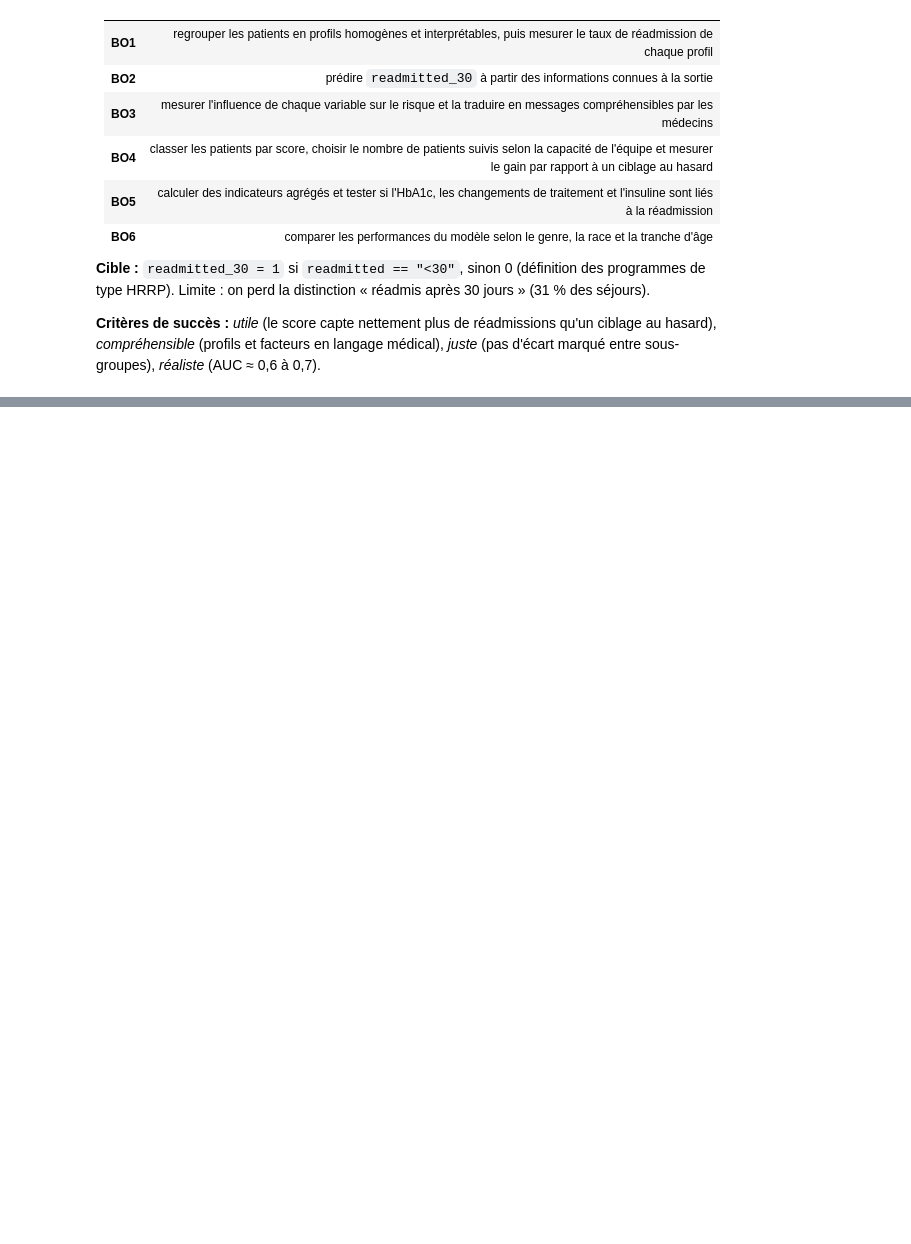
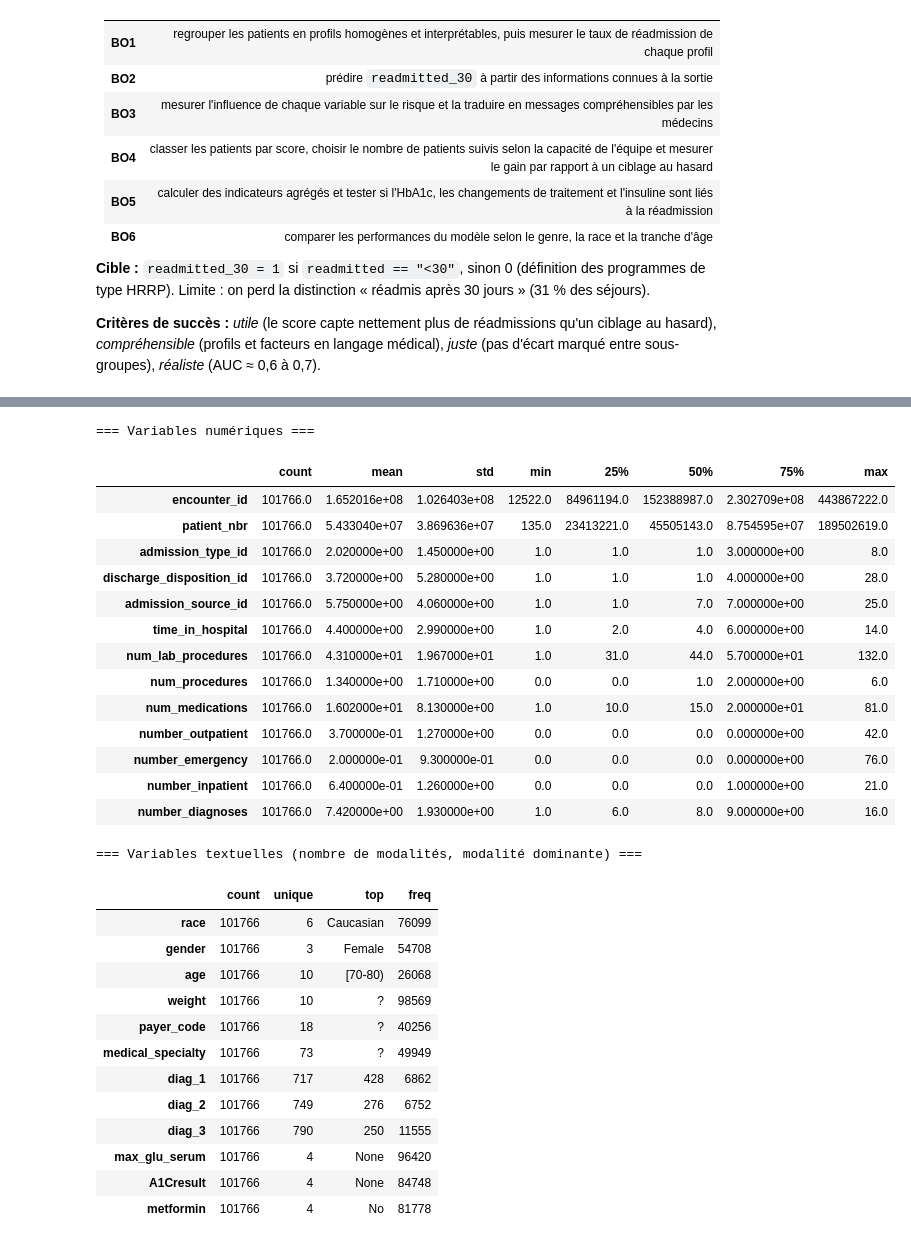
Before and after one commit to Tasnimekaabachi/diabetic-patients-readmission-, a Jupyter notebook: business_understanding.ipynb, the cells around one changed output, grey strips where cells are left out. Cells and saved outputs as stored; diff of their text form; code cells hidden in the pictures; blank space fills up the shorter version.

```diff
--- a/business_understanding.ipynb
+++ b/business_understanding.ipynb
@@ -50,0 +141,35 @@ raw = pd.read_csv("diabetic_data.csv", keep_default_na=False, low_memory=False)
+# %%
+print("=== Variables numériques ===")
+display(raw.describe().T.round(2))
+print("\n=== Variables textuelles (nombre de modalités, modalité dominante) ===")
+display(raw.select_dtypes(exclude="number").describe().T.head(12))
+# %% [output]
+=== Variables numériques ===
+|  | count | mean | std | min | 25% | 50% | 75% | max |
+| encounter_id | 101766.0 | 1.652016e+08 | 1.026403e+08 | 12522.0 | 84961194.0 | 152388987.0 | 2.302709e+08 | 443867222.0 |
+| patient_nbr | 101766.0 | 5.433040e+07 | 3.869636e+07 | 135.0 | 23413221.0 | 45505143.0 | 8.754595e+07 | 189502619.0 |
+| admission_type_id | 101766.0 | 2.020000e+00 | 1.450000e+00 | 1.0 | 1.0 | 1.0 | 3.000000e+00 | 8.0 |
+| discharge_disposition_id | 101766.0 | 3.720000e+00 | 5.280000e+00 | 1.0 | 1.0 | 1.0 | 4.000000e+00 | 28.0 |
+| admission_source_id | 101766.0 | 5.750000e+00 | 4.060000e+00 | 1.0 | 1.0 | 7.0 | 7.000000e+00 | 25.0 |
+| time_in_hospital | 101766.0 | 4.400000e+00 | 2.990000e+00 | 1.0 | 2.0 | 4.0 | 6.000000e+00 | 14.0 |
+| num_lab_procedures | 101766.0 | 4.310000e+01 | 1.967000e+01 | 1.0 | 31.0 | 44.0 | 5.700000e+01 | 132.0 |
+| num_procedures | 101766.0 | 1.340000e+00 | 1.710000e+00 | 0.0 | 0.0 | 1.0 | 2.000000e+00 | 6.0 |
+| num_medications | 101766.0 | 1.602000e+01 | 8.130000e+00 | 1.0 | 10.0 | 15.0 | 2.000000e+01 | 81.0 |
+| number_outpatient | 101766.0 | 3.700000e-01 | 1.270000e+00 | 0.0 | 0.0 | 0.0 | 0.000000e+00 | 42.0 |
+| number_emergency | 101766.0 | 2.000000e-01 | 9.300000e-01 | 0.0 | 0.0 | 0.0 | 0.000000e+00 | 76.0 |
+| number_inpatient | 101766.0 | 6.400000e-01 | 1.260000e+00 | 0.0 | 0.0 | 0.0 | 1.000000e+00 | 21.0 |
+| number_diagnoses | 101766.0 | 7.420000e+00 | 1.930000e+00 | 1.0 | 6.0 | 8.0 | 9.000000e+00 | 16.0 |
+=== Variables textuelles (nombre de modalités, modalité dominante) ===
+|  | count | unique | top | freq |
+| race | 101766 | 6 | Caucasian | 76099 |
+| gender | 101766 | 3 | Female | 54708 |
+| age | 101766 | 10 | [70-80) | 26068 |
+| weight | 101766 | 10 | ? | 98569 |
+| payer_code | 101766 | 18 | ? | 40256 |
+| medical_specialty | 101766 | 73 | ? | 49949 |
+| diag_1 | 101766 | 717 | 428 | 6862 |
+| diag_2 | 101766 | 749 | 276 | 6752 |
+| diag_3 | 101766 | 790 | 250 | 11555 |
+| max_glu_serum | 101766 | 4 | None | 96420 |
+| A1Cresult | 101766 | 4 | None | 84748 |
+| metformin | 101766 | 4 | No | 81778 |
```
Also changed, not shown: parts of 16 cells of this notebook.
